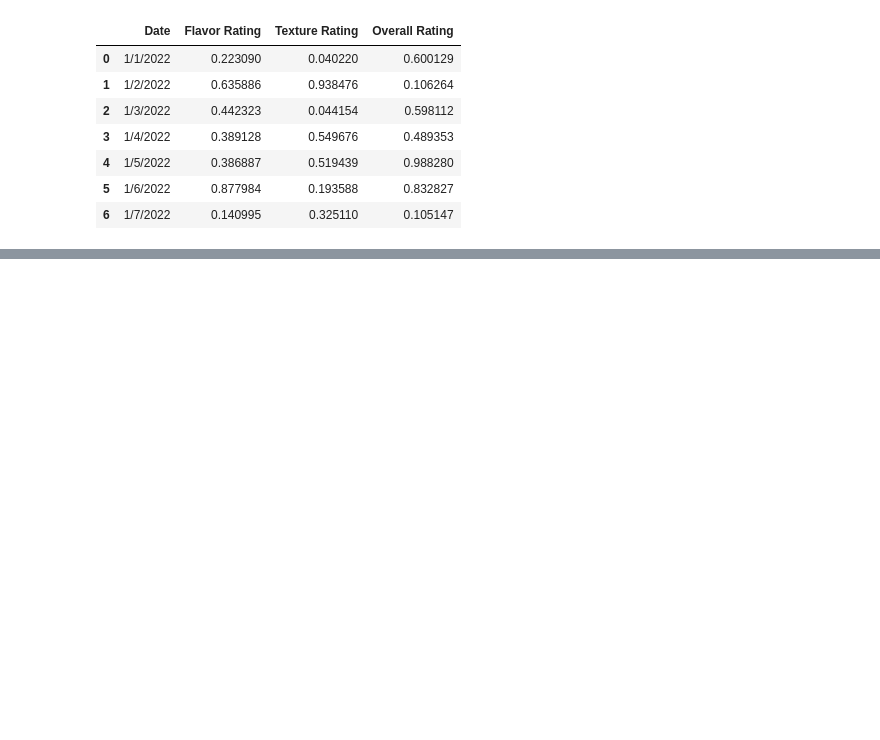
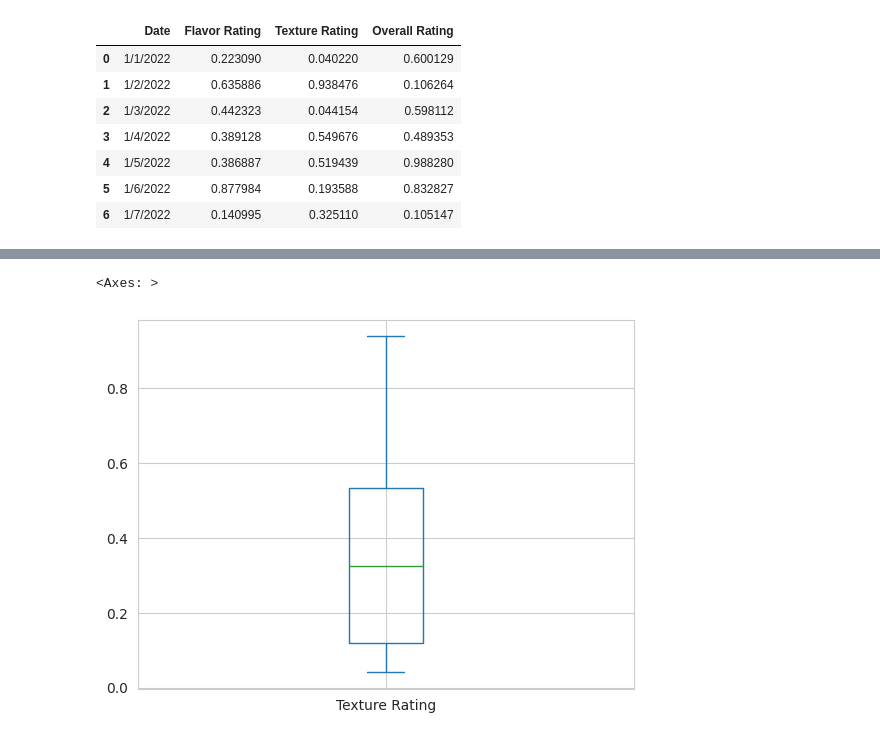
Before and after one commit to Rojinar8/Machine-Learning, a Jupyter notebook: Visualization/matplotlib & seaborn.ipynb, the cells around one changed output, grey strips where cells are left out. Cells and saved outputs as stored; diff of their text form; code cells hidden in the pictures; blank space fills up the shorter version.

```diff
--- a/Visualization/matplotlib & seaborn.ipynb
+++ b/Visualization/matplotlib & seaborn.ipynb
@@ -98,0 +136,6 @@ cdata
+# %%
+# box plot
+df["Texture Rating"].plot.box()
+# %% [output]
+<Axes: >
+[figure, added]
```
Also changed, not shown: parts of 8 cells of this notebook.
